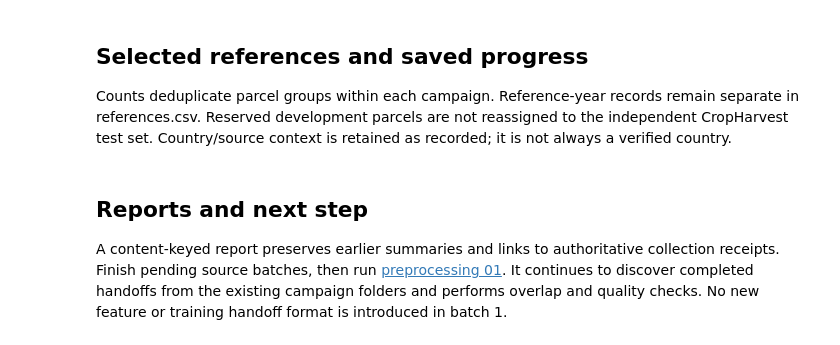
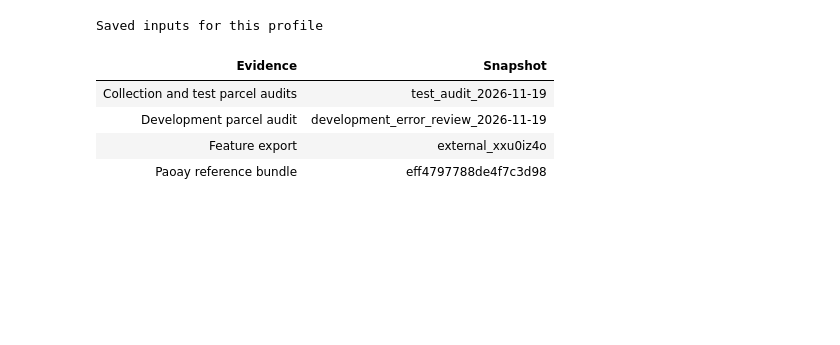
Before and after one commit to jrdavid-dev/external-crop-data-classification, a Jupyter notebook: notebooks/data_collection/08_dataset_summary.ipynb, the cells around one changed output. Saved outputs shown, nothing was run; the diff lists cells and outputs as text; code cells hidden in the pictures; blank space fills up the shorter version.

```diff
--- a/notebooks/data_collection/08_dataset_summary.ipynb
+++ b/notebooks/data_collection/08_dataset_summary.ipynb
@@ -5,16 +9,34 @@ Read saved local metadata across development and test campaigns. No downloads, t
+# %%
+# Select the saved experiment and the reviewed Paoay boundary bundle.
+development_audit = "pipeline_outputs/development_error_review_2026-11-19/parcel_diagnostics.json"
+test_audit = "pipeline_outputs/test_audit_2026-11-19/parcel_audit.json"
+feature_export = "pipeline_outputs/preprocessing/external_xxu0iz4o/features"
+paoay_bundle = "data/pipeline_work/paoay/references/bundles/eff4797788de4f7c3d98"
 # %%
 from pathlib import Path
+import json
 import sys
-import json
 
-root = next(p for p in (Path.cwd(), *Path.cwd().parents) if (p / "pyproject.toml").is_file())
+import geopandas as gpd
+import matplotlib.pyplot as plt
+import pandas as pd
+
+root = next(path for path in (Path.cwd(), *Path.cwd().parents) if (path / "pyproject.toml").is_file())
 sys.path.insert(0, str(root / "src"))
+
 from crop_pipeline.collection_summary import write_summary
 from crop_pipeline.notebook_display import show_table
 
-collection_manifest = write_summary(root)
-summary = json.loads(collection_manifest.read_text())
+show_table([
+    {"Evidence": "Collection and test parcel audits", "Snapshot": Path(test_audit).parent.name},
+    {"Evidence": "Development parcel audit", "Snapshot": Path(development_audit).parent.name},
+    {"Evidence": "Feature export", "Snapshot": Path(feature_export).parent.name},
+    {"Evidence": "Paoay reference bundle", "Snapshot": Path(paoay_bundle).name},
+], title="Saved inputs for this profile")
+# %% [output]
+Saved inputs for this profile
+| Evidence | Snapshot |
+| Collection and test parcel audits | test_audit_2026-11-19 |
+| Development parcel audit | development_error_review_2026-11-19 |
+| Feature export | external_xxu0iz4o |
+| Paoay reference bundle | eff4797788de4f7c3d98 |
-# %% [markdown]
-## Selected references and saved progress
-
-Counts deduplicate parcel groups within each campaign. Reference-year records remain separate in references.csv. Reserved development parcels are not reassigned to the independent CropHarvest test set. Country/source context is retained as recorded; it is not always a verified country.
@@ -27,4 +42,0 @@ for issue in summary["issues"]:
-# %% [markdown]
-## Reports and next step
-
-A content-keyed report preserves earlier summaries and links to authoritative collection receipts. Finish pending source batches, then run [preprocessing 01](../preprocessing/01_imagery_quality.ipynb). It continues to discover completed handoffs from the existing campaign folders and performs overlap and quality checks. No new feature or training handoff format is introduced in batch 1.
```
Also changed, not shown: parts of 15 cells of this notebook, 8 other files.
